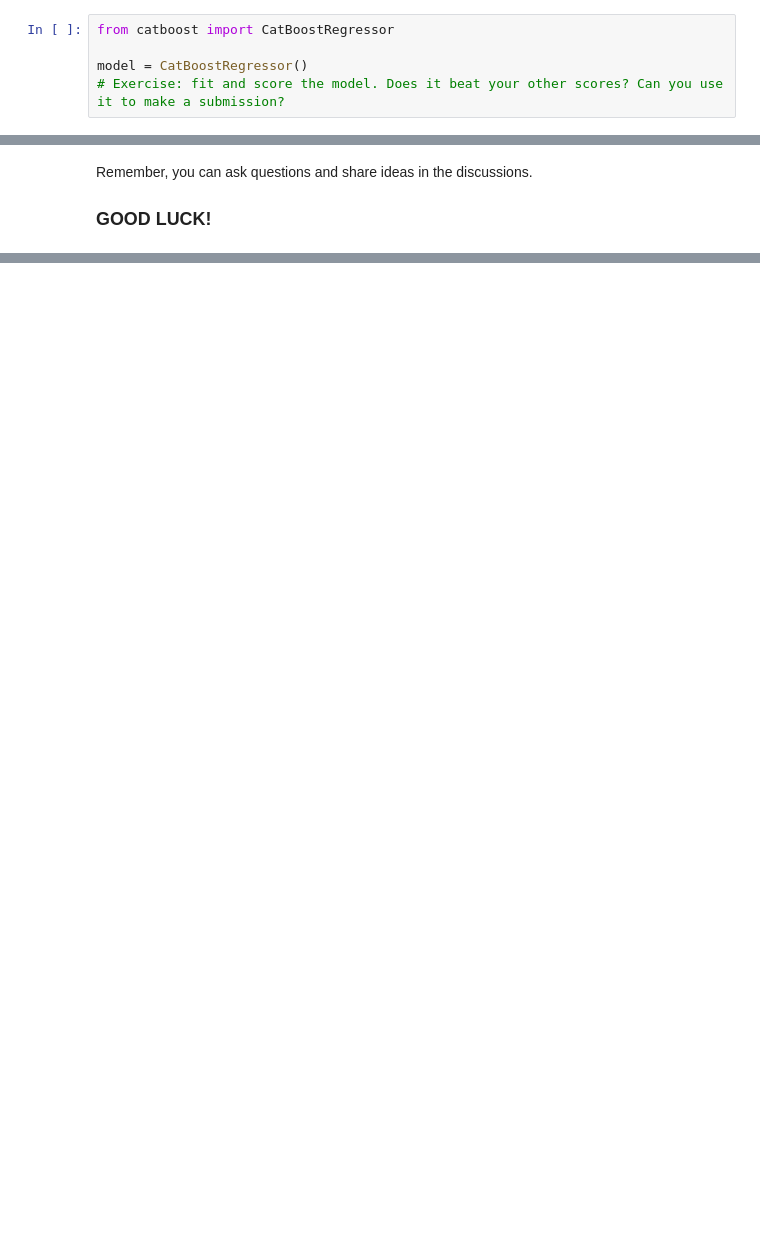
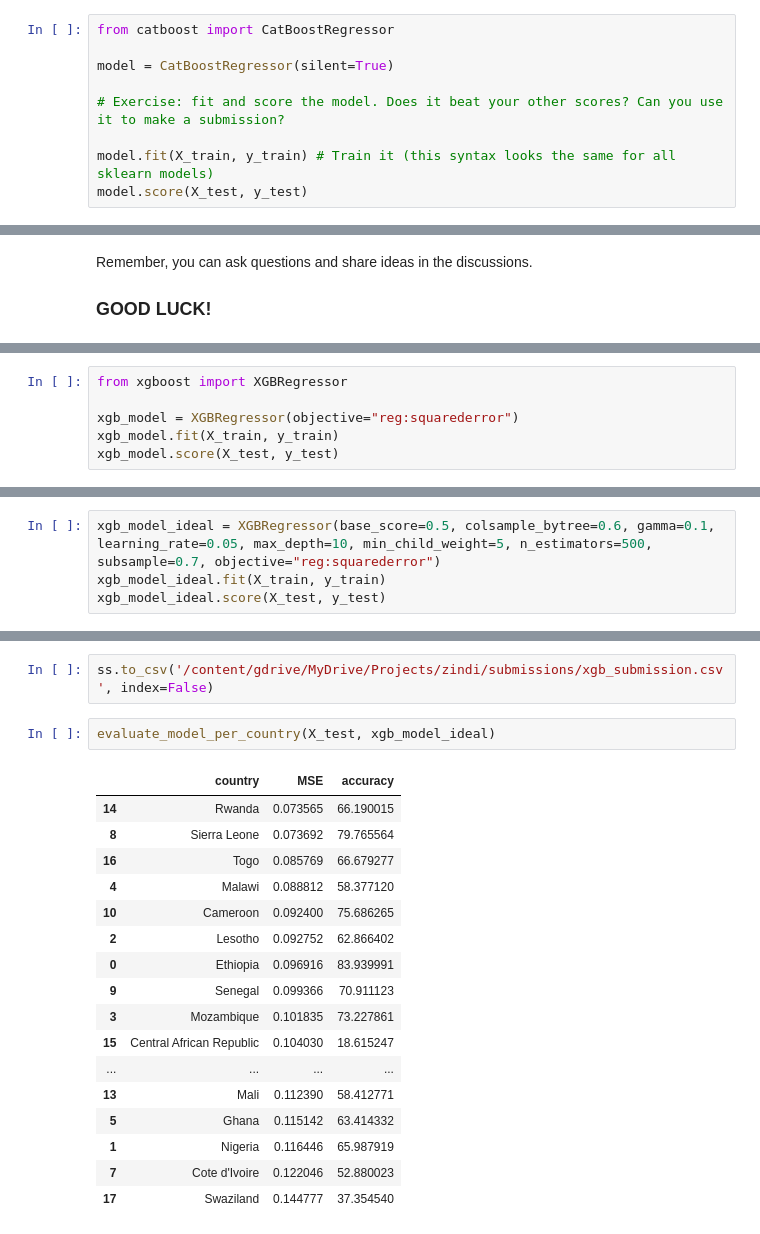
Before and after one commit to kvmvu/wealth-index-prediction, a Jupyter notebook: Starter_Notebook.ipynb, the cells around one changed output, grey strips where cells are left out. Saved outputs shown, nothing was run; the diff lists cells and outputs as text; blank space fills up the shorter version.

```diff
--- a/Starter_Notebook.ipynb
+++ b/Starter_Notebook.ipynb
@@ -440,5 +481,9 @@ Finally, let's try a different model out of curiosity:
 # %%
 from catboost import CatBoostRegressor
 
-model = CatBoostRegressor()
+model = CatBoostRegressor(silent=True)
+
 # Exercise: fit and score the model. Does it beat your other scores? Can you use it to make a submission?
+
+model.fit(X_train, y_train) # Train it (this syntax looks the same for all sklearn models)
+model.score(X_test, y_test)
@@ -448,0 +515,6 @@ Remember, you can ask questions and share ideas in the discussions.
+# %%
+from xgboost import XGBRegressor
+
+xgb_model = XGBRegressor(objective="reg:squarederror")
+xgb_model.fit(X_train, y_train)
+xgb_model.score(X_test, y_test)
@@ -448,0 +569,4 @@ Remember, you can ask questions and share ideas in the discussions.
+# %%
+xgb_model_ideal = XGBRegressor(base_score=0.5, colsample_bytree=0.6, gamma=0.1, learning_rate=0.05, max_depth=10, min_child_weight=5, n_estimators=500, subsample=0.7, objective="reg:squarederror")
+xgb_model_ideal.fit(X_train, y_train)
+xgb_model_ideal.score(X_test, y_test)
@@ -448,0 +589,22 @@ Remember, you can ask questions and share ideas in the discussions.
+# %%
+ss.to_csv('/content/gdrive/MyDrive/Projects/zindi/submissions/xgb_submission.csv', index=False)
+# %%
+evaluate_model_per_country(X_test, xgb_model_ideal)
+# %% [output]
+|  | country | MSE | accuracy |
+| 14 | Rwanda | 0.073565 | 66.190015 |
+| 8 | Sierra Leone | 0.073692 | 79.765564 |
+| 16 | Togo | 0.085769 | 66.679277 |
+| 4 | Malawi | 0.088812 | 58.377120 |
+| 10 | Cameroon | 0.092400 | 75.686265 |
+| 2 | Lesotho | 0.092752 | 62.866402 |
+| 0 | Ethiopia | 0.096916 | 83.939991 |
+| 9 | Senegal | 0.099366 | 70.911123 |
+| 3 | Mozambique | 0.101835 | 73.227861 |
+| 15 | Central African Republic | 0.104030 | 18.615247 |
+| ... | ... | ... | ... |
+| 13 | Mali | 0.112390 | 58.412771 |
+| 5 | Ghana | 0.115142 | 63.414332 |
+| 1 | Nigeria | 0.116446 | 65.987919 |
+| 7 | Cote d'Ivoire | 0.122046 | 52.880023 |
+| 17 | Swaziland | 0.144777 | 37.354540 |
```
Also changed, not shown: parts of 35 cells of this notebook, 10 other files.
